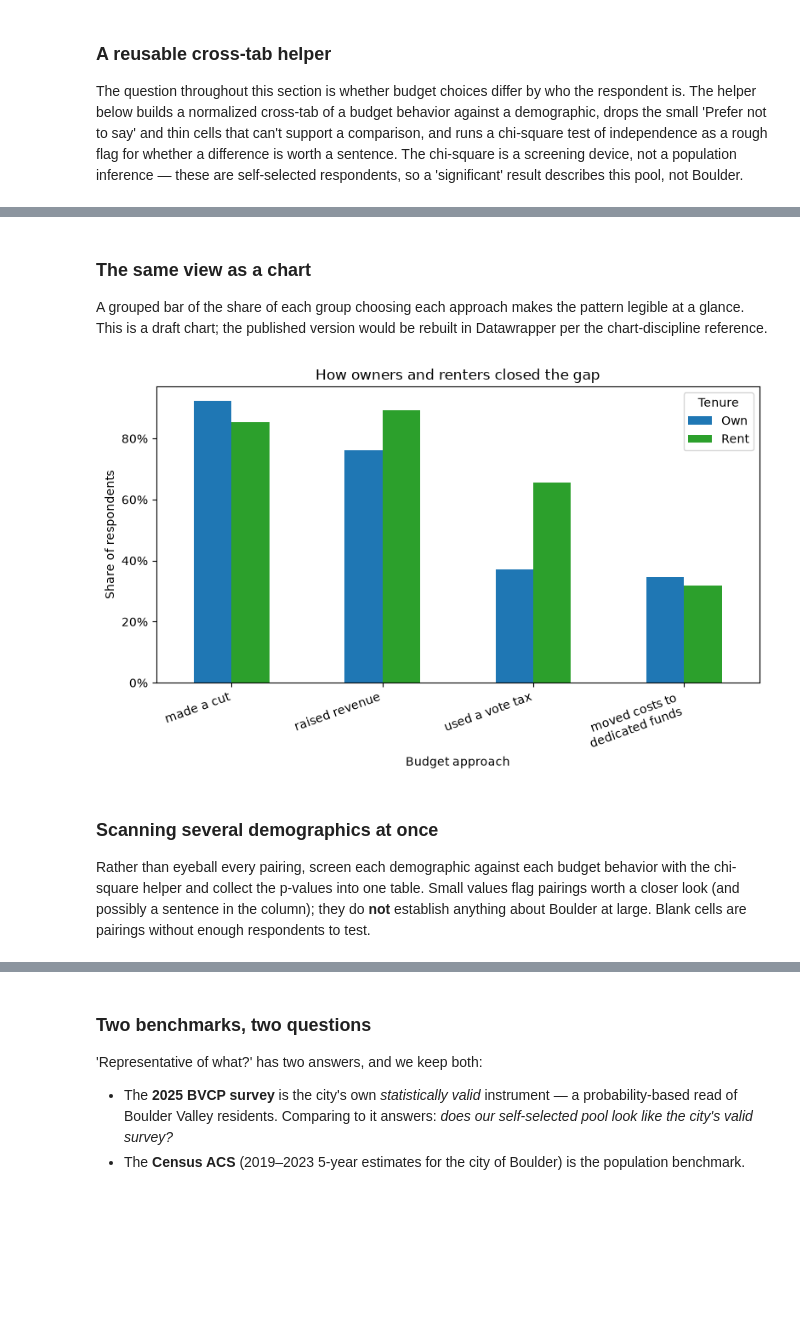
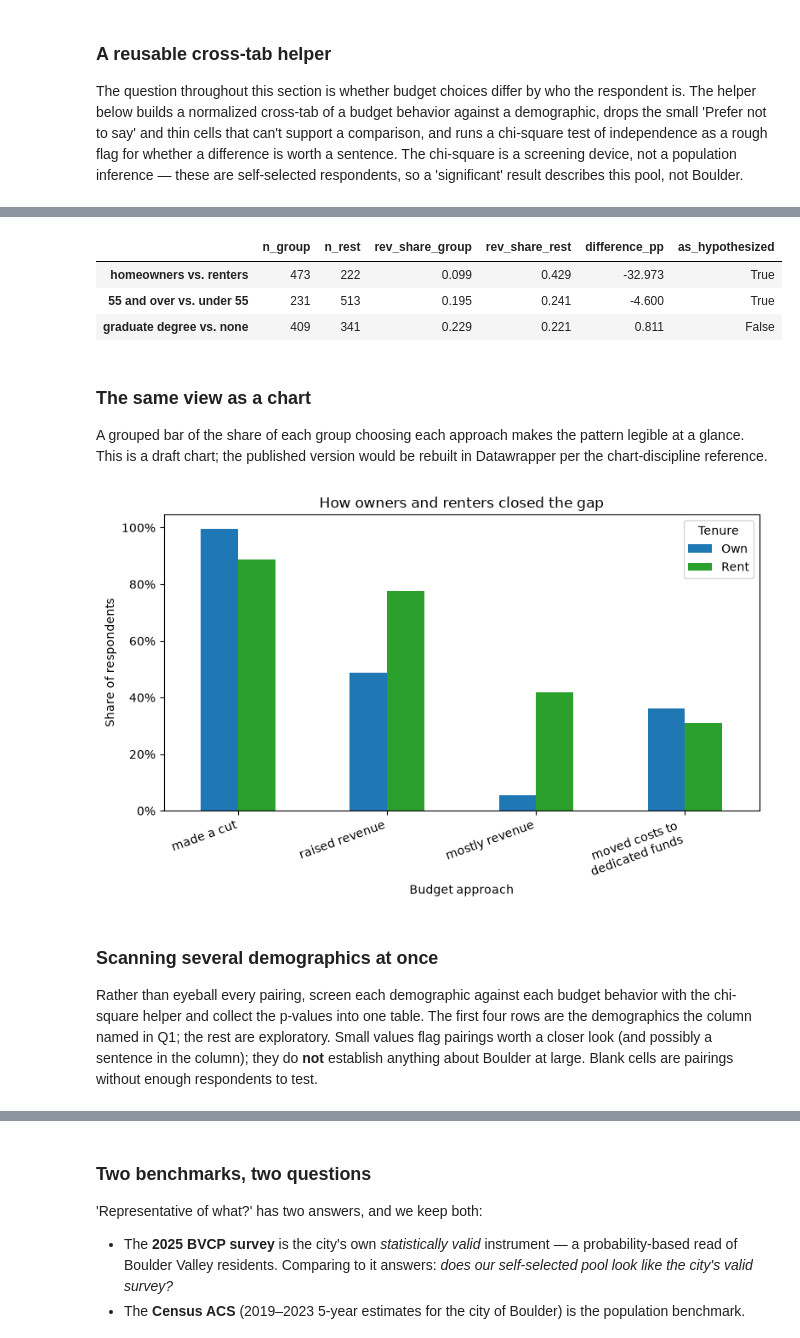
Before and after one commit to brianckeegan/charting-boulder, a Jupyter notebook: 2026-11-budget-tool/budget-survey-analysis.ipynb, the cells around one changed output, grey strips where cells are left out. Saved outputs shown, nothing was run; the diff lists cells and outputs as text; code cells hidden in the pictures; blank space fills up the shorter version.

```diff
--- a/2026-11-budget-tool/budget-survey-analysis.ipynb
+++ b/2026-11-budget-tool/budget-survey-analysis.ipynb
@@ -44,6 +57,7 @@ rng = np.random.default_rng(RNG_SEED)
 STUB_MODE = True                      # True = synthetic sample; False = live export
 RESPONSES_CSV = 'responses.csv'       # written by pipeline/export-responses.py; read when STUB_MODE = False
 N_STUB = 800                          # size of the synthetic pool
+DROP_REPEATS = True                   # set aside a second budget from the same browser, as the column promised
 # %% [markdown]
 ## 1. Load the survey responses
 # %% [markdown]
@@ -386,0 +610,26 @@ Moved Utilities (rate-funded, largest):  25.5%
+# %%
+PCT_SLIDERS = GF_SLIDERS + ['rev_fees', 'rev_property', 'rev_sales']
+INCREMENTAL_PCT, INCREMENTAL_MJ, INCREMENTAL_SHIFT = 10, 2.0, 1.0
+
+maxed_df = pd.concat([responses_df[PCT_SLIDERS].abs() >= 25,
+                      responses_df['rev_marijuana'].isin([0, MJ_MAX]).rename('rev_marijuana'),
+                      (responses_df['rev_shift'] >= SHIFT_MAX).rename('rev_shift')], axis=1)
+responses_df['n_maxed'] = maxed_df.sum(axis=1)
+responses_df['maxed_out'] = responses_df['n_maxed'] > 0
+responses_df['n_moved'] = ((responses_df[PCT_SLIDERS] != 0).sum(axis=1)
+                           + (responses_df['rev_marijuana'] != MJ_NOW).astype(int)
+                           + (responses_df['rev_shift'] > 0).astype(int))
+_small = ((responses_df[PCT_SLIDERS].abs() <= INCREMENTAL_PCT).all(axis=1)
+          & ((responses_df['rev_marijuana'] - MJ_NOW).abs() <= INCREMENTAL_MJ)
+          & (responses_df['rev_shift'] <= INCREMENTAL_SHIFT))
+responses_df['reform_style'] = np.select([responses_df['maxed_out'], _small], ['drastic', 'incremental'], default='large')
+
+style_s = responses_df['reform_style'].value_counts(normalize=True).reindex(['incremental', 'large', 'drastic']).fillna(0)
+print('Share of readers by reform style:')
+for k, v in style_s.items():
+    print(f'  {v:5.1%}  {k}')
+print(f'Median sliders moved:          {responses_df["n_moved"].median():.0f}')
+print(f'Median surplus past the gap:   ${responses_df["surplus"].median():.2f}M')
+print(f'Closed the gap twice over:     {(responses_df["surplus"] >= GAP).mean():.1%}')
+print('Sliders most often maxed out (share of readers):')
+maxed_df.mean().sort_values(ascending=False).head(5).round(3)
@@ -423,25 +731,49 @@ Used a tax requiring a public vote, by tenure (chi-square p = 5.85e-12):
+# %%
+GRAD = ["Master's degree", 'Professional degree (MD, JD, DDS)', 'Doctoral degree (PhD, EdD)']
+OLDER = ['55-64', '65 and over']
+hyp_groups = {
+    'homeowners vs. renters':   ('demo_tenure', ['Own'], ['Rent']),
+    '55 and over vs. under 55': ('demo_age', OLDER, ['18-24', '25-34', '35-44', '45-54']),
+    'graduate degree vs. none': ('demo_education', GRAD,
+                                 [o for o in OPTIONS['demo_education'] if o not in GRAD + ['Prefer not to say']]),
+}
+hyp_rows = {}
+for label, (col, yes, no) in hyp_groups.items():
+    a = responses_df.loc[responses_df[col].isin(yes), 'rev_share']
+    b = responses_df.loc[responses_df[col].isin(no), 'rev_share']
+    hyp_rows[label] = {'n_group': len(a), 'n_rest': len(b),
+                       'rev_share_group': a.mean(), 'rev_share_rest': b.mean(),
+                       'difference_pp': (a.mean() - b.mean()) * 100,
+                       'as_hypothesized': a.mean() < b.mean()}
+hyp_df = pd.DataFrame(hyp_rows).T.infer_objects()
+hyp_df.round(3)
+# %% [output]
+|  | n_group | n_rest | rev_share_group | rev_share_rest | difference_pp | as_hypothesized |
+| homeowners vs. renters | 473 | 222 | 0.099 | 0.429 | -32.973 | True |
+| 55 and over vs. under 55 | 231 | 513 | 0.195 | 0.241 | -4.600 | True |
+| graduate degree vs. none | 409 | 341 | 0.229 | 0.221 | 0.811 | False |
 # %% [markdown]
 ### The same view as a chart
 
 A grouped bar of the share of each group choosing each approach makes the pattern legible at a glance. This is a draft chart; the published version would be rebuilt in Datawrapper per the chart-discipline reference.
 # %%
-behaviors = ['any_cut', 'used_revenue', 'used_vote', 'used_shift']
+behaviors = ['any_cut', 'used_revenue', 'mostly_revenue', 'used_shift']
 by_tenure_df = (responses_df[responses_df['demo_tenure'].isin(['Own', 'Rent'])]
                 .groupby('demo_tenure')[behaviors].mean())
 
 f, ax = plt.subplots(figsize=(8, 5))
 by_tenure_df.T.plot.bar(ax=ax, color=['tab:blue', 'tab:green'], lw=3)
 ax.set_ylabel('Share of respondents')
 ax.set_xlabel('Budget approach')
 ax.set_title('How owners and renters closed the gap')
 ax.yaxis.set_major_formatter(mtick.PercentFormatter(1.0))
-ax.set_xticklabels(['made a cut', 'raised revenue', 'used a vote tax', 'moved costs to\ndedicated funds'], rotation=20, ha='right')
+ax.set_xticklabels(['made a cut', 'raised revenue', 'mostly revenue', 'moved costs to\ndedicated funds'], rotation=20, ha='right')
 ax.legend(title='Tenure')
 plt.tight_layout()
 # %% [output]
-[figure, old version]
+[figure, new version]
 # %% [markdown]
 ### Scanning several demographics at once
 
-Rather than eyeball every pairing, screen each demographic against each budget behavior with the chi-square helper and collect the p-values into one table. Small values flag pairings worth a closer look (and possibly a sentence in the column); they do **not** establish anything about Boulder at large. Blank cells are pairings without enough respondents to test.
+Rather than eyeball every pairing, screen each demographic against each budget behavior with the chi-square helper and collect the p-values into one table. The first four rows are the demographics the column named in Q1; the rest are exploratory. Small values flag pairings worth a closer look (and possibly a sentence in the column); they do **not** establish anything about Boulder at large. Blank cells are pairings without enough respondents to test.
 # %%
```
Also changed, not shown: parts of 53 cells of this notebook, 6 other files.
